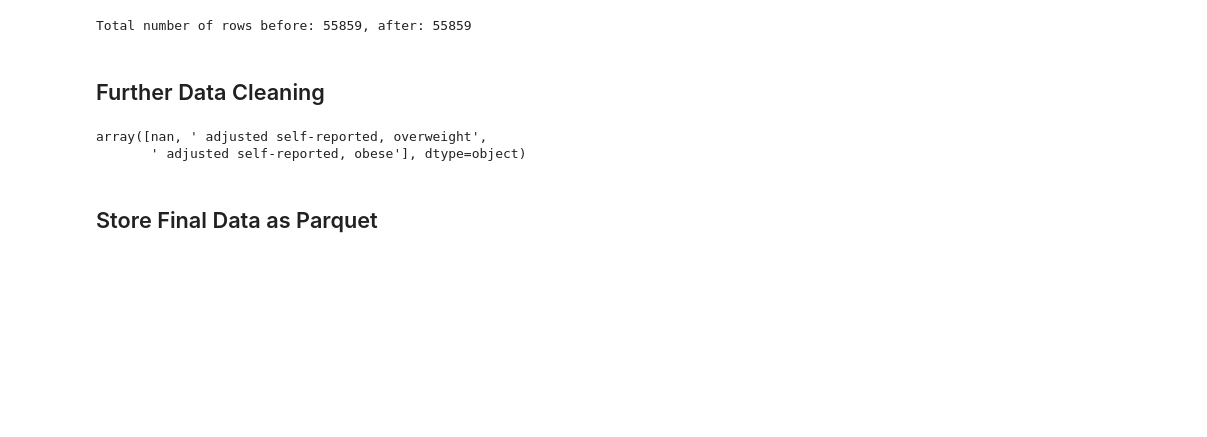
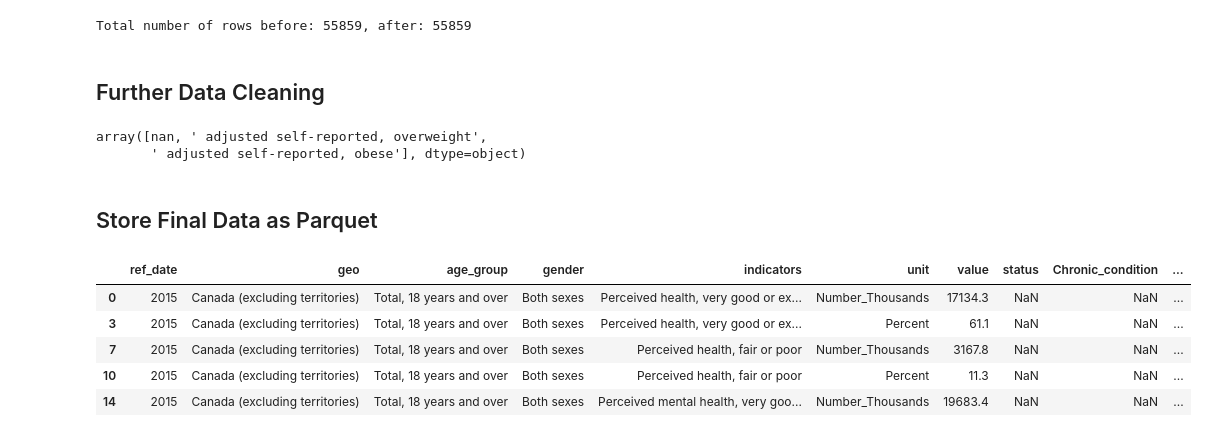
Before and after one commit to s8aH/GLOCAL-indigenous-healthcare, a Jupyter notebook: etl_eda/canadian/can_health_indicator_etl_eda_15-23.ipynb, the cells around one changed output. Saved outputs shown, nothing was run; the diff lists cells and outputs as text; code cells hidden in the pictures; blank space fills up the shorter version.

```diff
--- a/etl_eda/canadian/can_health_indicator_etl_eda_15-23.ipynb
+++ b/etl_eda/canadian/can_health_indicator_etl_eda_15-23.ipynb
@@ -314,31 +314,52 @@ indicator_to_col = {
     # Perceived health
     'Perceived health, very good or excellent': 'Perceived_health',
     'Perceived health, fair or poor': 'Perceived_health',
+
     # Perceived mental health
     'Perceived mental health, very good or excellent': 'Perceived_mental_health',
     'Perceived mental health, fair or poor': 'Perceived_mental_health',
+
     # Life stress
     'Perceived life stress, most days quite a bit or extremely stressful': 'Life_stress',
+
     # BMI
     'Body mass index, adjusted self-reported, overweight': 'BMI',
     'Body mass index, adjusted self-reported, obese': 'BMI',
+
     # Chronic conditions
     'Arthritis': 'Chronic_condition',
     'Diabetes': 'Chronic_condition',
     'High blood pressure': 'Chronic_condition',
     'Mood disorder': 'Chronic_condition',
     'Anxiety disorder': 'Chronic_condition',
+
     # Smoking
     'Current smoker, daily or occasional': 'Smoking',
     'Current smoker, daily': 'Smoking',
-    # Alcohol/drugs
+
+    # Alcohol and drug use
     'Heavy drinking': 'Alcohol_drug_use',
     'Cannabis use, past 12 months': 'Alcohol_drug_use',
+    'Cannabis frequency of use in the past 12 months, daily or almost daily': 'Alcohol_drug_use',
+    'Ever used e-cigarette or vaping device': 'Alcohol_drug_use',
+    'Used e-cigarette or vaping device, past 30 days': 'Alcohol_drug_use',
+
     # Immunization
     'Influenza immunization in the past 12 months': 'Immunization',
+
     # Breastfeeding
     'Breast milk feeding initiation': 'Breastfeeding',
     'Exclusive breastfeeding, at least 6 months': 'Breastfeeding',
+
+    # Nutrition
+    'Fruit and vegetable consumption, 5 times or more per day': 'Nutrition',
+
+    # Social connection and well-being
+    'Sense of belonging to local community, somewhat strong or very strong': 'Social_connection',
+    'Life satisfaction, satisfied or very satisfied': 'Social_connection',
+
+    # Access to healthcare
+    'Has a regular healthcare provider': 'Healthcare_access',
 }
 
 # create empty columns for each target category
@@ -349,6 +370,10 @@ for col in set(indicator_to_col.values()):
 for i, row in fe_df.iterrows():
     indicator = row['indicators']
     col = indicator_to_col.get(indicator)
+
+    if col == 'Alcohol_drug_use':
+        continue
+
     value = indicator.split(',',1)[1] if ',' in indicator else indicator
     if col:
         fe_df.at[i, col] = value
@@ -368,6 +393,15 @@ array([nan, ' adjusted self-reported, overweight',
 fe_df['BMI'] = fe_df['BMI'].str.split(',').str[1]
 # %% [markdown]
 ## Store Final Data as Parquet
+# %%
+fe_df.head()
+# %% [output]
+|  | ref_date | geo | age_group | gender | indicators | unit | value | status | Chronic_condition | ... |
+| 0 | 2015 | Canada (excluding territories) | Total, 18 years and over | Both sexes | Perceived health, very good or ex... | Number_Thousands | 17134.3 | NaN | NaN | ... |
+| 3 | 2015 | Canada (excluding territories) | Total, 18 years and over | Both sexes | Perceived health, very good or ex... | Percent | 61.1 | NaN | NaN | ... |
+| 7 | 2015 | Canada (excluding territories) | Total, 18 years and over | Both sexes | Perceived health, fair or poor | Number_Thousands | 3167.8 | NaN | NaN | ... |
+| 10 | 2015 | Canada (excluding territories) | Total, 18 years and over | Both sexes | Perceived health, fair or poor | Percent | 11.3 | NaN | NaN | ... |
+| 14 | 2015 | Canada (excluding territories) | Total, 18 years and over | Both sexes | Perceived mental health, very goo... | Number_Thousands | 19683.4 | NaN | NaN | ... |
 # %%
 # save as parquet
 fe_df.to_csv('../../data/cleaned_csv_files/health-indicators/can_health_indicator_15-23.csv', index=False)
```
